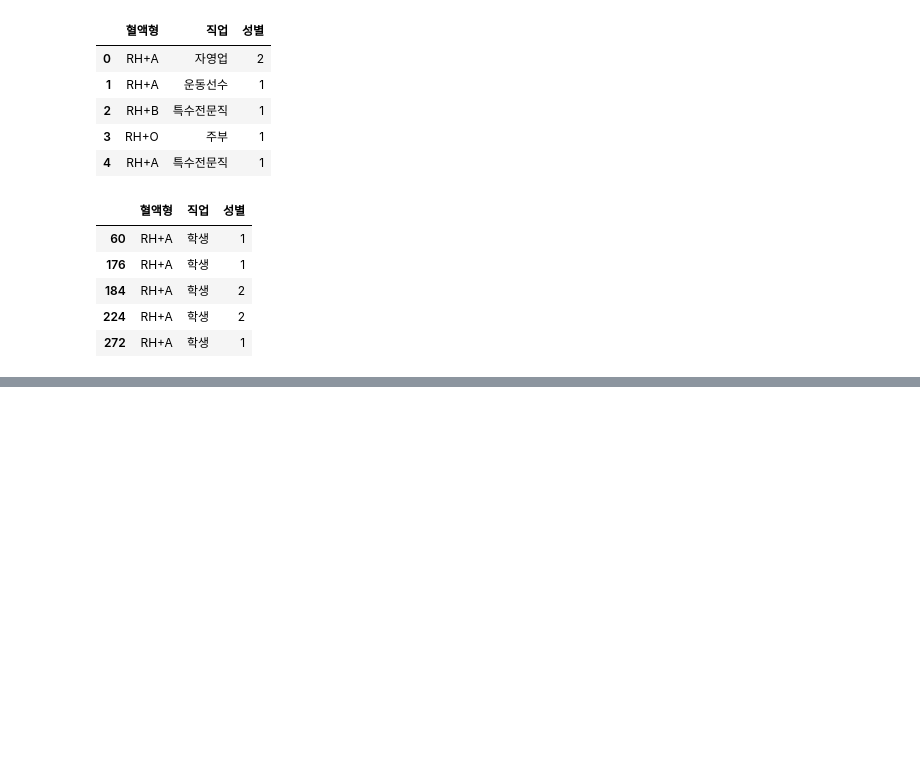
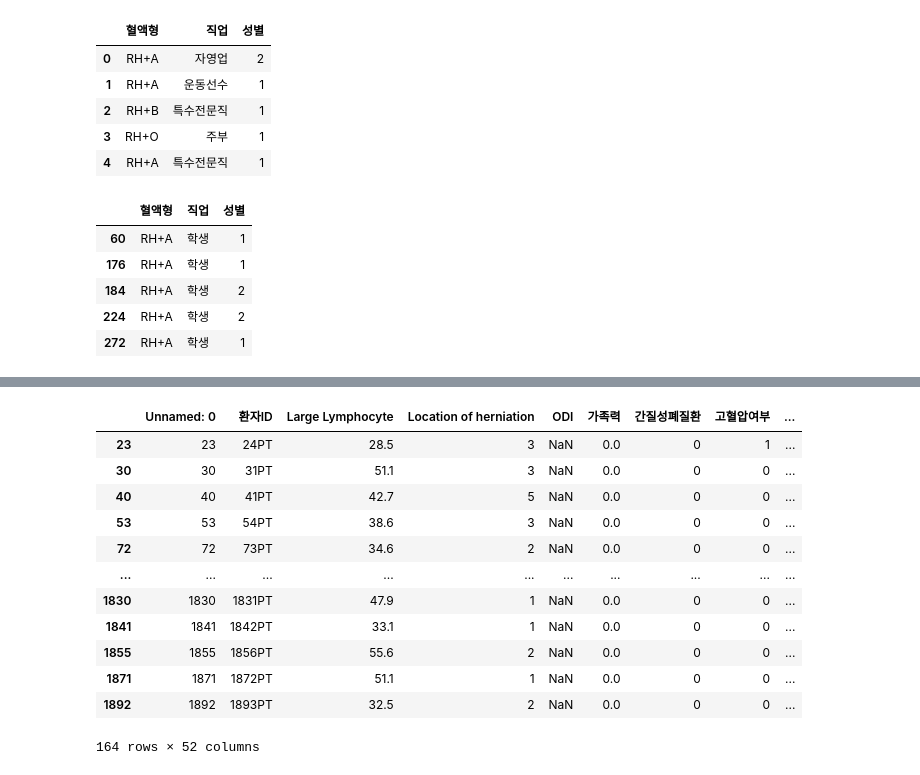
Before and after one commit to SSSanga/study_data_analytics, a Jupyter notebook: codes/DDA/RecurrenceOfSurgery_DDA.ipynb, the cells around one changed output, grey strips where cells are left out. Drawn from its saved outputs; the diff is of its cells as text; code cells hidden in the pictures; blank space fills up the shorter version.

```diff
--- a/codes/DDA/RecurrenceOfSurgery_DDA.ipynb
+++ b/codes/DDA/RecurrenceOfSurgery_DDA.ipynb
@@ -218,0 +264,19 @@ df_ROS_BJGsort.iloc[:5]
+# %%
+# 체중이 70 초과, 신장이 170 초과, 흡연여부 0
+condition = (df_ROS_DF_top2['신장'] > 170 ) & (df_ROS_DF_top2['체중'] > 70 ) & (df_ROS_DF_top2['흡연여부'] == 0)
+df_ROS_DF_top2_filter = df_ROS_DF_top2.loc[condition]
+df_ROS_DF_top2_filter
+# %% [output]
+|  | Unnamed: 0 | 환자ID | Large Lymphocyte | Location of herniation | ODI | 가족력 | 간질성폐질환 | 고혈압여부 | ... |
+| 23 | 23 | 24PT | 28.5 | 3 | NaN | 0.0 | 0 | 1 | ... |
+| 30 | 30 | 31PT | 51.1 | 3 | NaN | 0.0 | 0 | 0 | ... |
+| 40 | 40 | 41PT | 42.7 | 5 | NaN | 0.0 | 0 | 0 | ... |
+| 53 | 53 | 54PT | 38.6 | 3 | NaN | 0.0 | 0 | 0 | ... |
+| 72 | 72 | 73PT | 34.6 | 2 | NaN | 0.0 | 0 | 0 | ... |
+| ... | ... | ... | ... | ... | ... | ... | ... | ... | ... |
+| 1830 | 1830 | 1831PT | 47.9 | 1 | NaN | 0.0 | 0 | 0 | ... |
+| 1841 | 1841 | 1842PT | 33.1 | 1 | NaN | 0.0 | 0 | 0 | ... |
+| 1855 | 1855 | 1856PT | 55.6 | 2 | NaN | 0.0 | 0 | 0 | ... |
+| 1871 | 1871 | 1872PT | 51.1 | 1 | NaN | 0.0 | 0 | 0 | ... |
+| 1892 | 1892 | 1893PT | 32.5 | 2 | NaN | 0.0 | 0 | 0 | ... |
+164 rows × 52 columns
```
Also changed, not shown: parts of 3 cells of this notebook, 1 other file.
